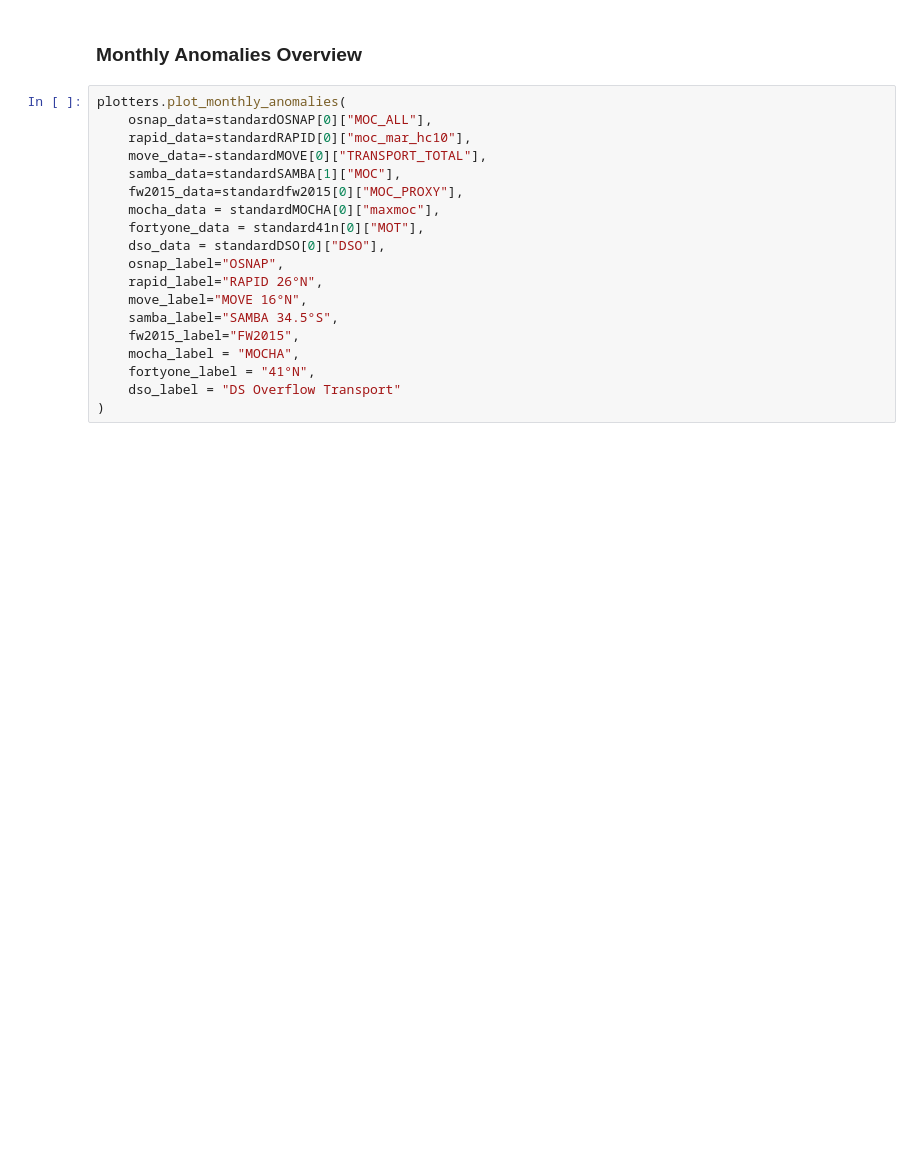
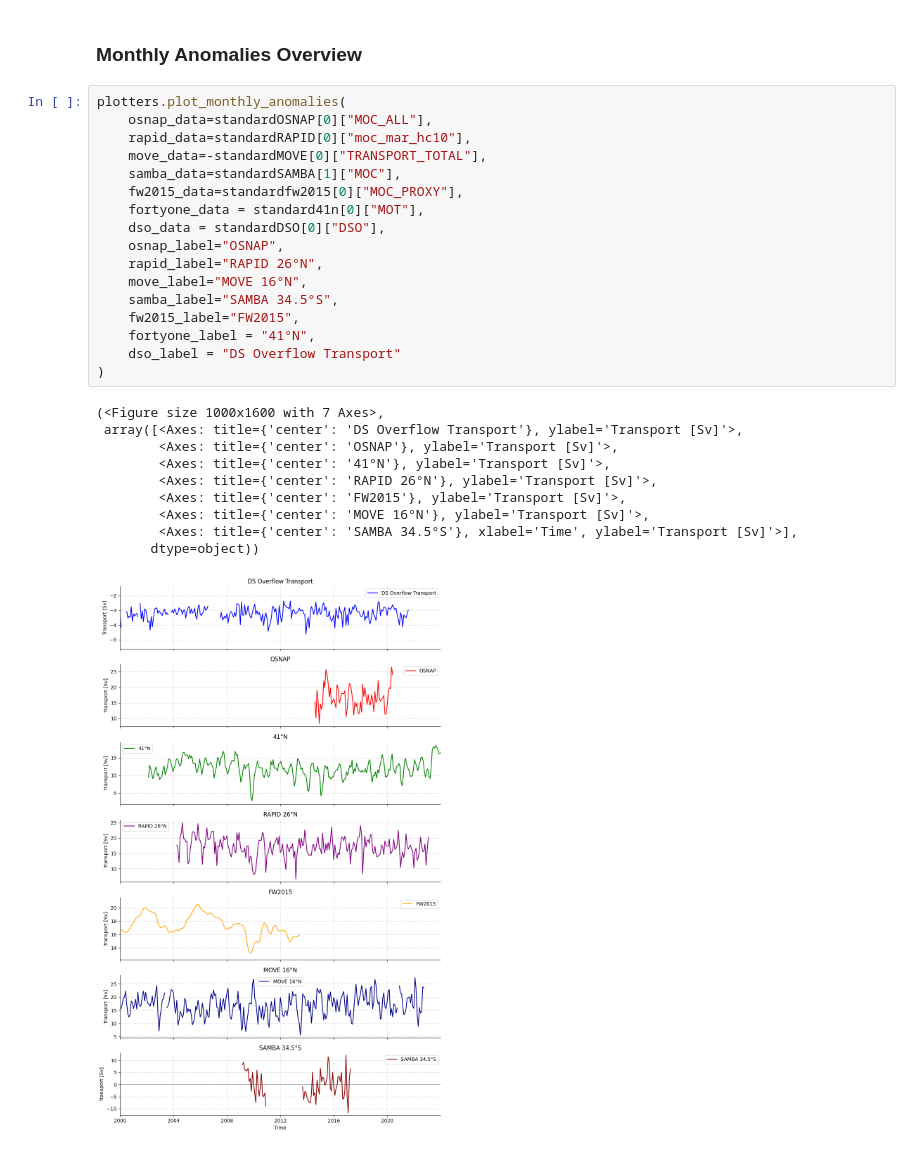
Before and after one commit to eleanorfrajka/MOC-transport, a Jupyter notebook: notebooks/demo.ipynb, the cells around one changed output. Cells and saved outputs as stored; diff of their text form; blank space fills up the shorter version.

```diff
--- a/notebooks/demo.ipynb
+++ b/notebooks/demo.ipynb
@@ -176,19 +393,28 @@ plotters.plot_amoc_timeseries(
 # %%
 plotters.plot_monthly_anomalies(
     osnap_data=standardOSNAP[0]["MOC_ALL"],
     rapid_data=standardRAPID[0]["moc_mar_hc10"],
     move_data=-standardMOVE[0]["TRANSPORT_TOTAL"],
     samba_data=standardSAMBA[1]["MOC"],
     fw2015_data=standardfw2015[0]["MOC_PROXY"],
-    mocha_data = standardMOCHA[0]["maxmoc"],
     fortyone_data = standard41n[0]["MOT"],
     dso_data = standardDSO[0]["DSO"],
     osnap_label="OSNAP",
     rapid_label="RAPID 26°N",
     move_label="MOVE 16°N",
     samba_label="SAMBA 34.5°S",
     fw2015_label="FW2015",
-    mocha_label = "MOCHA",
     fortyone_label = "41°N",
     dso_label = "DS Overflow Transport"
 )
+# %% [output]
+(<Figure size 1000x1600 with 7 Axes>,
+ array([<Axes: title={'center': 'DS Overflow Transport'}, ylabel='Transport [Sv]'>,
+        <Axes: title={'center': 'OSNAP'}, ylabel='Transport [Sv]'>,
+        <Axes: title={'center': '41°N'}, ylabel='Transport [Sv]'>,
+        <Axes: title={'center': 'RAPID 26°N'}, ylabel='Transport [Sv]'>,
+        <Axes: title={'center': 'FW2015'}, ylabel='Transport [Sv]'>,
+        <Axes: title={'center': 'MOVE 16°N'}, ylabel='Transport [Sv]'>,
+        <Axes: title={'center': 'SAMBA 34.5°S'}, xlabel='Time', ylabel='Transport [Sv]'>],
+       dtype=object))
+[figure, added]
```
Also changed, not shown: parts of 17 cells of this notebook, 1 other file.
